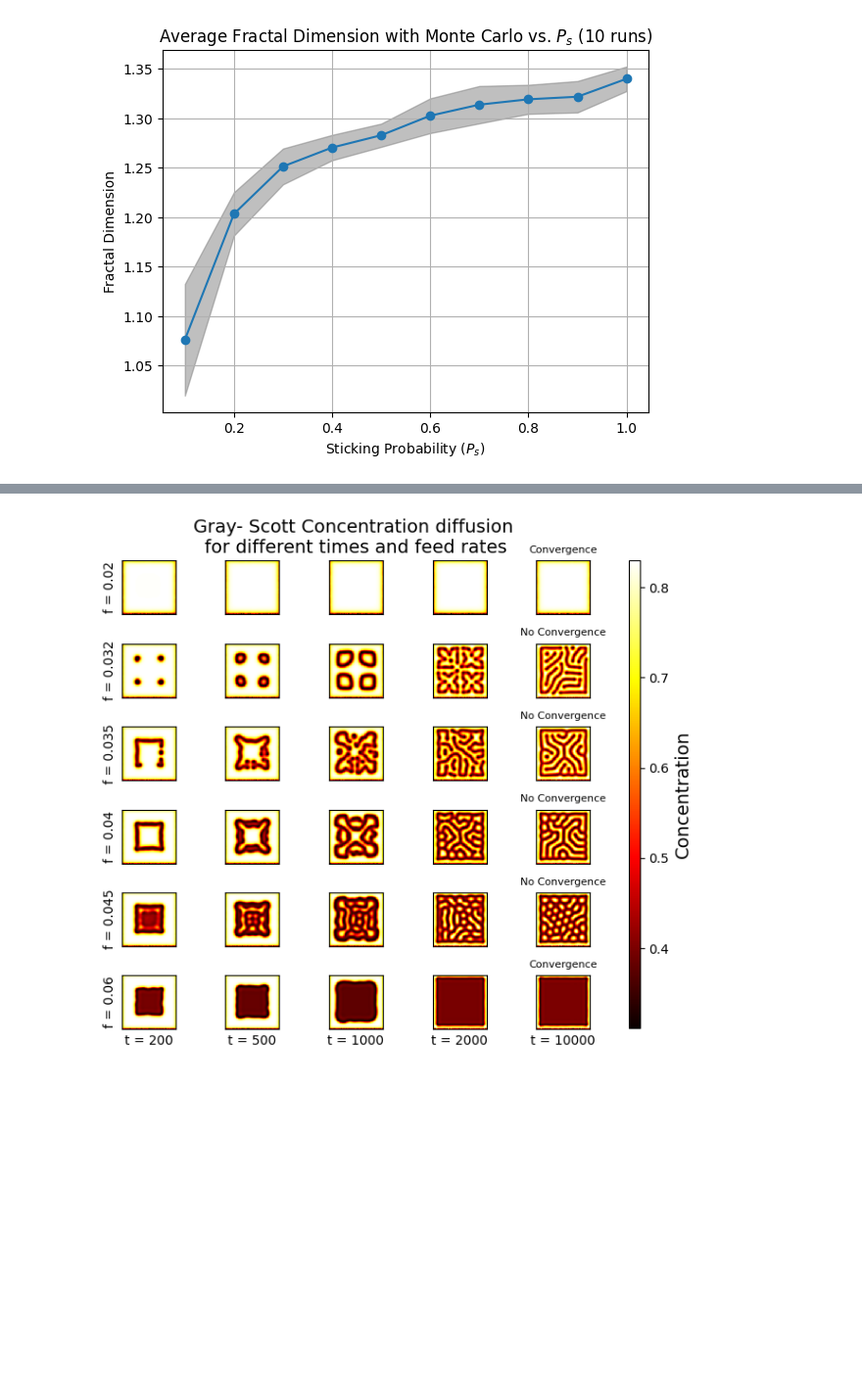
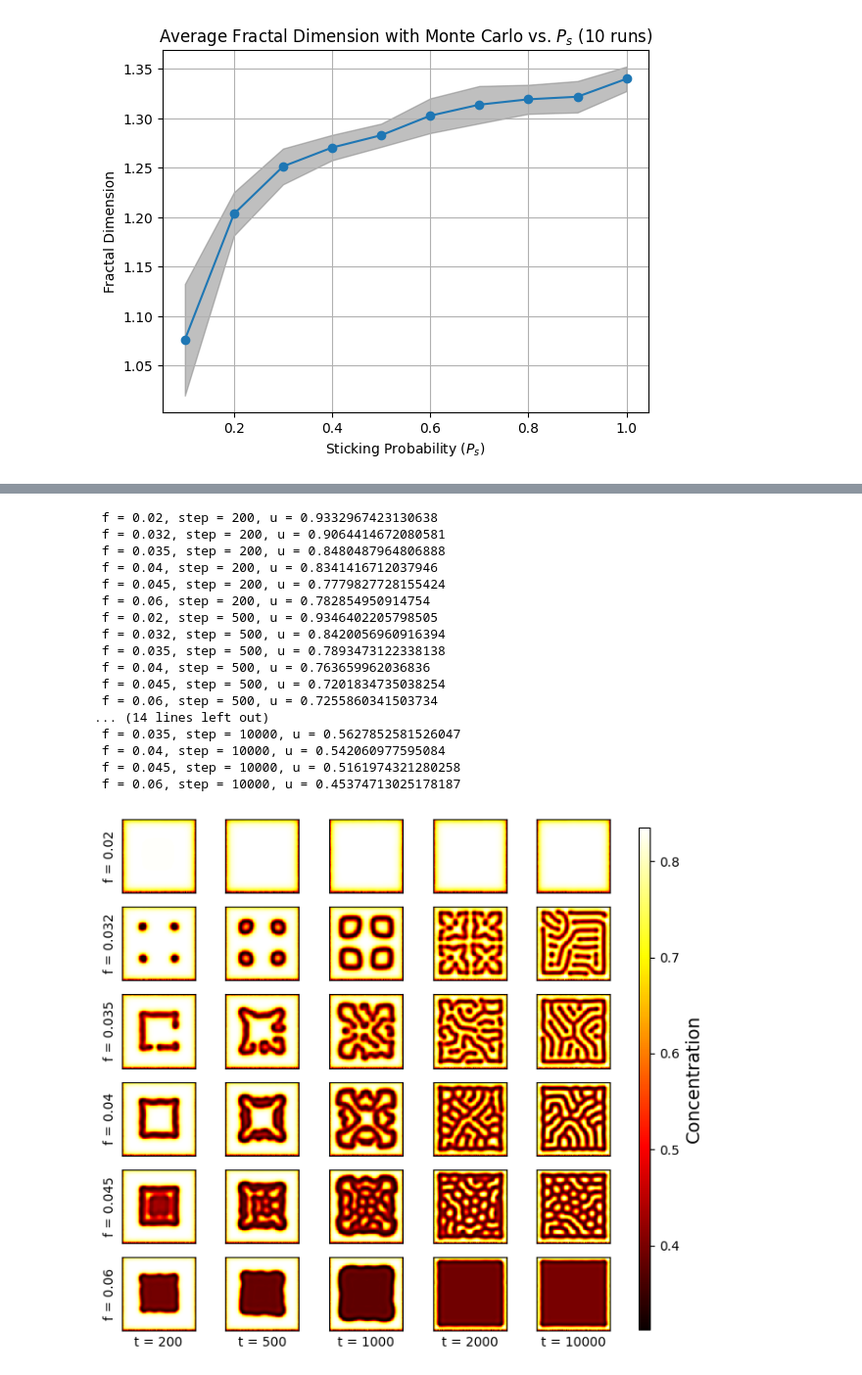
Before and after one commit to koenweverink/ScientificComputing, a Jupyter notebook: Set2.ipynb, the cells around one changed output, grey strips where cells are left out. Shown at 98% size. Cells and saved outputs as stored; diff of their text form; code cells hidden in the pictures; blank space fills up the shorter version.

```diff
--- a/Set2.ipynb
+++ b/Set2.ipynb
@@ -209,7 +207,6 @@ plt.show()
 def monte_carlo(size, seed_position, num_walkers, ps=1):
     domain = np.zeros((size, size), dtype=np.int64)  # Use int64 to be explicit for numba
     domain[seed_position] = 1  # Start with a seed
-    count = 0  # Counter for the number of particles added to the cluster
 
     # Function for performing a single random walk
     def random_walk():
@@ -247,9 +244,8 @@ def monte_carlo(size, seed_position, num_walkers, ps=1):
         result = random_walk()
         if result != (-1, -1):  # Check if the walker should be added to the cluster
             domain[result] = 1  # Add new point to the cluster
-            count += 1
 
-    return domain, count
+    return domain
 # %%
 # Parameters
 size = 100
@@ -257,5 +253,4 @@ seed_position = (size - 1, size // 2)  # Starting at the bottom center
 num_walkers = 500  # Number of walkers
 
 # Run simulation
-domain, count = monte_carlo(size, seed_position, num_walkers)
-print(count)
+domain = monte_carlo(size, seed_position, num_walkers)
@@ -451,10 +443,10 @@ def gray_scott(grid_size, D_u, D_v, f, k, dt, dx, steps):
                 u[i, j] += D_u * dt * laplacian_u - reaction + f * (1 - u[i, j])
                 v[i, j] += D_v * dt * laplacian_v + reaction - (f + k) * v[i, j]
 
-        if np.max(np.abs(u - u_old)) < 1e-5:
-            convergence = True
-        else:
-            convergence = False
+    # if np.max(np.abs(u - u_old)) < 1e-5:
+    #     convergence = True
+    # else:
+    #     convergence = False
 
         # Periodic boundary condition
         u[:, -1] = u[:, 0]
@@ -463,7 +455,7 @@ def gray_scott(grid_size, D_u, D_v, f, k, dt, dx, steps):
         v[-1, :] = v[0, :]
     # print(convergence)
 
-    return u, v, convergence
+    return u, v
 # %%
 # Parameters
 grid_size = 100
@@ -471,13 +463,13 @@ dt = 1  # Time step, arbitrary units
 dx = 1  # Grid spacing, arbitrary units
 D_u = 0.16  # Diffusion coefficient, arbitrary units
 D_v = 0.08  # Diffusion coefficient, arbitrary units
-f = 0.03  # Feed rate, arbitrary units
+f = 0.035  # Feed rate, arbitrary units
 k = 0.06  # Kill rate, arbitrary units
 steps = 2000 # Number of time steps to simulate
 
-u, v, conv = gray_scott(grid_size, D_u, D_v, f, k, dt, dx, steps)
+u, v= gray_scott(grid_size, D_u, D_v, f, k, dt, dx, steps)
 plt.imshow(u, cmap='hot', interpolation='nearest')
-print(conv)
+# print(conv)
 
 plt.xlabel(f"t = {np.round(dt)}")
 plt.colorbar(label='Concentration')
@@ -591,39 +575,53 @@ def plot_f_diff_over_time(grid_size, D_u, D_v, f_list, k, dt, dx, steps_list):
 
     for i, steps in enumerate(steps_list):
         for j, f in enumerate(f_list):
-            u, v, conv = gray_scott(grid_size, D_u, D_v, f, k, dt, dx, steps)
+            u, v = gray_scott(grid_size, D_u, D_v, f, k, dt, dx, steps)
             ax = axes[j, i]
             im = ax.imshow(u, cmap='hot', interpolation='nearest')
             ax.set_xticks([])
             ax.set_yticks([])
             # ax.set_xlabel(f"t = {steps}", fontsize=14)
             axes[j,0].set_ylabel(f"f = {f}", fontsize=10)
-            if conv == True:
-                axes[j,-1].set_title(f"Convergence", fontsize=8)
-            else:
-                axes[j,-1].set_title(f"No Convergence", fontsize=8)
+            print(f" f = {f}, step = {steps}, u = {np.mean(u)}")
         ax.set_xlabel(f"t = {steps}", fontsize=10)
-    axes[0, 2].set_title(f'Gray- Scott Concentration diffusion \nfor different times and feed rates', fontsize=14, loc='center')
+
 
     # Add colorbar
-    cbar_ax = fig.add_axes([1, 0.06, 0.02, 0.84])  # [left, bottom, width, height]
+    cbar_ax = fig.add_axes([1, 0.06, 0.02, 0.9])  # [left, bottom, width, height]
     cbar = fig.colorbar(im, cax=cbar_ax)
     cbar.set_label('Concentration', fontsize=14)
 
     plt.tight_layout()
     plt.show()
 
 # Parameters
 grid_size = 100
 dt = 1  # Time step, arbitrary units
 dx = 1  # Grid spacing, arbitrary units
 D_u = 0.16  # Diffusion coefficient, arbitrary units
 D_v = 0.08  # Diffusion coefficient, arbitrary units
 k = 0.060  # Feed rate, arbitrary units
 f_list = [0.02, 0.032, 0.035, 0.04, 0.045, 0.06]  # Kill rate, arbitrary units
 steps_list = [200, 500, 1000, 2000, 10000]  # Number of time steps to simulate
 
 # Plot concentration over time for different kill rates
 plot_f_diff_over_time(grid_size, D_u, D_v, f_list, k, dt, dx, steps_list)
 # %% [output]
+ f = 0.02, step = 200, u = 0.9332967423130638
+ f = 0.032, step = 200, u = 0.9064414672080581
+ f = 0.035, step = 200, u = 0.8480487964806888
+ f = 0.04, step = 200, u = 0.8341416712037946
+ f = 0.045, step = 200, u = 0.7779827728155424
+ f = 0.06, step = 200, u = 0.782854950914754
+ f = 0.02, step = 500, u = 0.9346402205798505
+ f = 0.032, step = 500, u = 0.8420056960916394
+ f = 0.035, step = 500, u = 0.7893473122338138
+ f = 0.04, step = 500, u = 0.763659962036836
+ f = 0.045, step = 500, u = 0.7201834735038254
+ f = 0.06, step = 500, u = 0.7255860341503734
+... (14 lines left out)
+ f = 0.035, step = 10000, u = 0.5627852581526047
+ f = 0.04, step = 10000, u = 0.542060977595084
+ f = 0.045, step = 10000, u = 0.5161974321280258
+ f = 0.06, step = 10000, u = 0.45374713025178187
-[figure, old version]
+[figure, new version]
```
Also changed, not shown: parts of 11 cells of this notebook.
